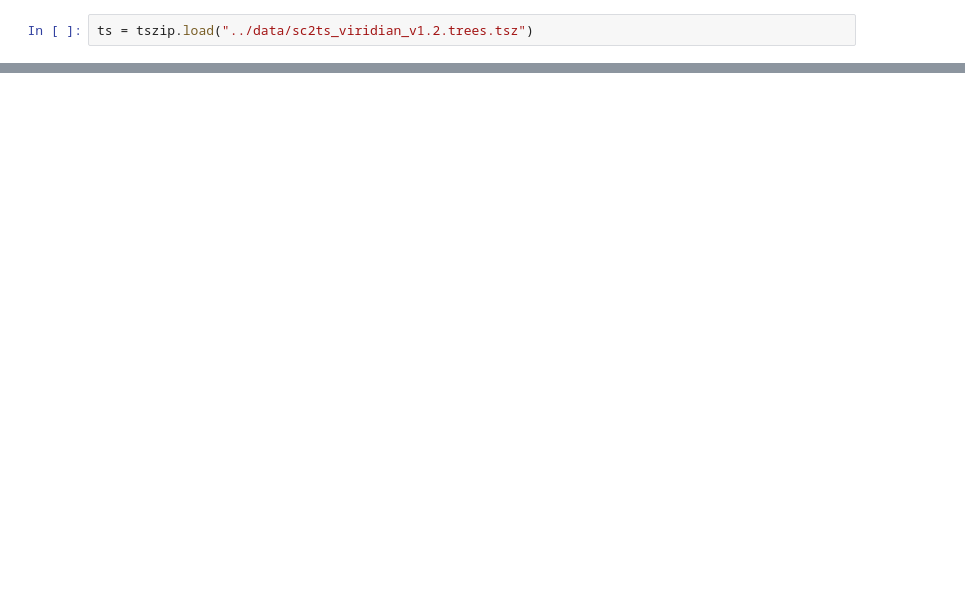
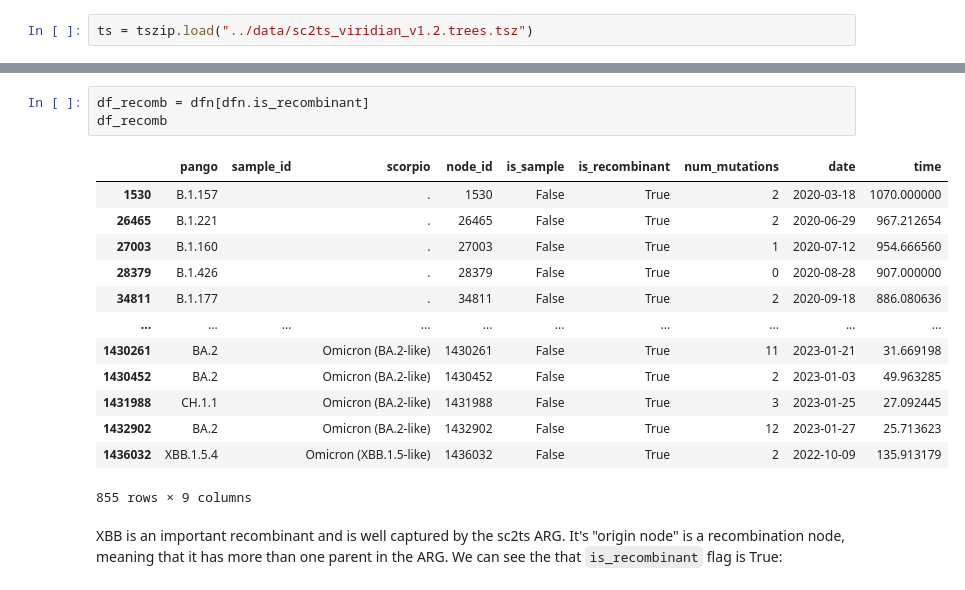
Before and after one commit to jeromekelleher/sc2ts-paper, a Jupyter notebook: notebooks/example_arg_analysis.ipynb, the cells around one changed output, grey strips where cells are left out. Saved outputs shown, nothing was run; the diff lists cells and outputs as text; blank space fills up the shorter version.

```diff
--- a/notebooks/example_arg_analysis.ipynb
+++ b/notebooks/example_arg_analysis.ipynb
@@ -58,0 +216,19 @@ Name: B.1.1.7, dtype: object
+# %%
+df_recomb = dfn[dfn.is_recombinant]
+df_recomb
+# %% [output]
+|  | pango | sample_id | scorpio | node_id | is_sample | is_recombinant | num_mutations | date | time |
+| 1530 | B.1.157 |  | . | 1530 | False | True | 2 | 2020-03-18 | 1070.000000 |
+| 26465 | B.1.221 |  | . | 26465 | False | True | 2 | 2020-06-29 | 967.212654 |
+| 27003 | B.1.160 |  | . | 27003 | False | True | 1 | 2020-07-12 | 954.666560 |
+| 28379 | B.1.426 |  | . | 28379 | False | True | 0 | 2020-08-28 | 907.000000 |
+| 34811 | B.1.177 |  | . | 34811 | False | True | 2 | 2020-09-18 | 886.080636 |
+| ... | ... | ... | ... | ... | ... | ... | ... | ... | ... |
+| 1430261 | BA.2 |  | Omicron (BA.2-like) | 1430261 | False | True | 11 | 2023-01-21 | 31.669198 |
+| 1430452 | BA.2 |  | Omicron (BA.2-like) | 1430452 | False | True | 2 | 2023-01-03 | 49.963285 |
+| 1431988 | CH.1.1 |  | Omicron (BA.2-like) | 1431988 | False | True | 3 | 2023-01-25 | 27.092445 |
+| 1432902 | BA.2 |  | Omicron (BA.2-like) | 1432902 | False | True | 12 | 2023-01-27 | 25.713623 |
+| 1436032 | XBB.1.5.4 |  | Omicron (XBB.1.5-like) | 1436032 | False | True | 2 | 2022-10-09 | 135.913179 |
+855 rows × 9 columns
+# %% [markdown]
+XBB is an important recombinant and is well captured by the sc2ts ARG. It's "origin node" is a recombination node, meaning that it has more than one parent in the ARG. We can see the that ``is_recombinant`` flag is True:
```
Also changed, not shown: parts of 46 cells of this notebook.
